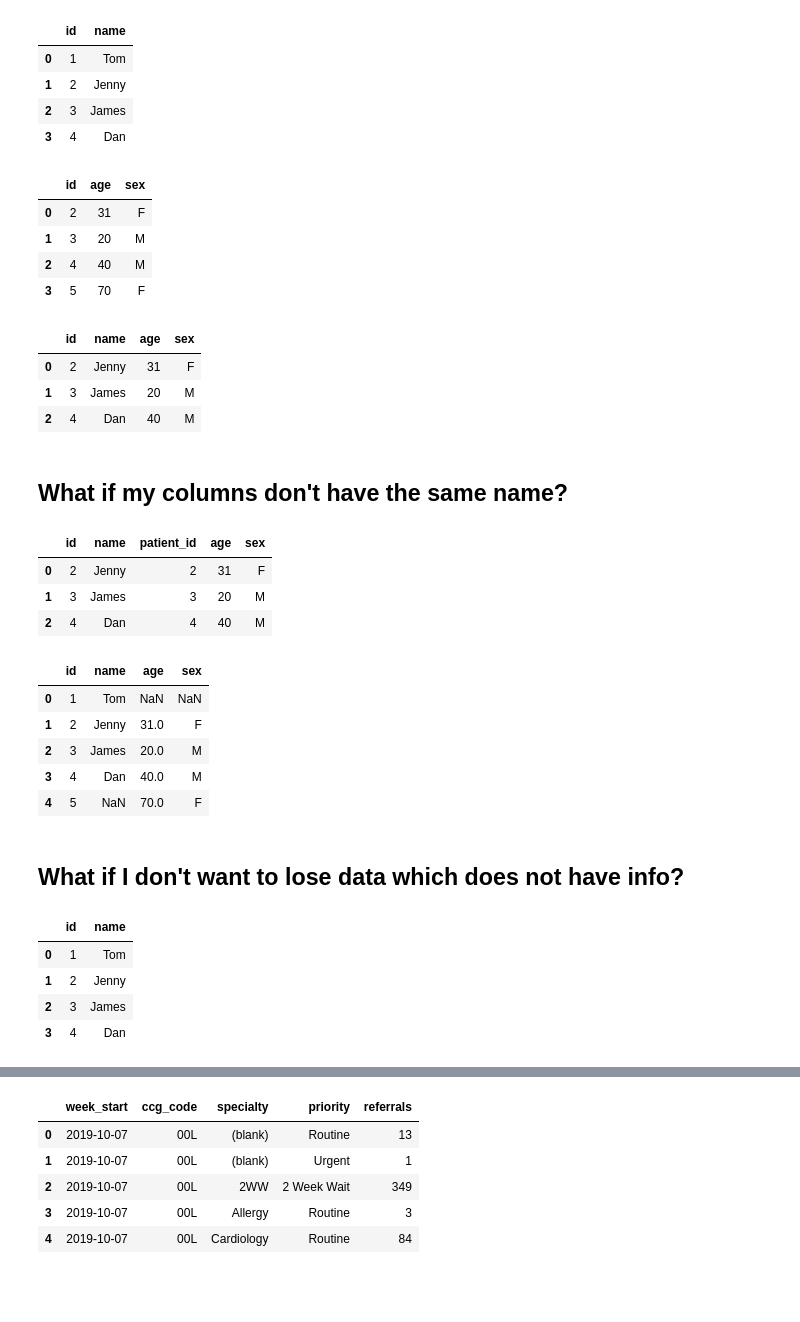
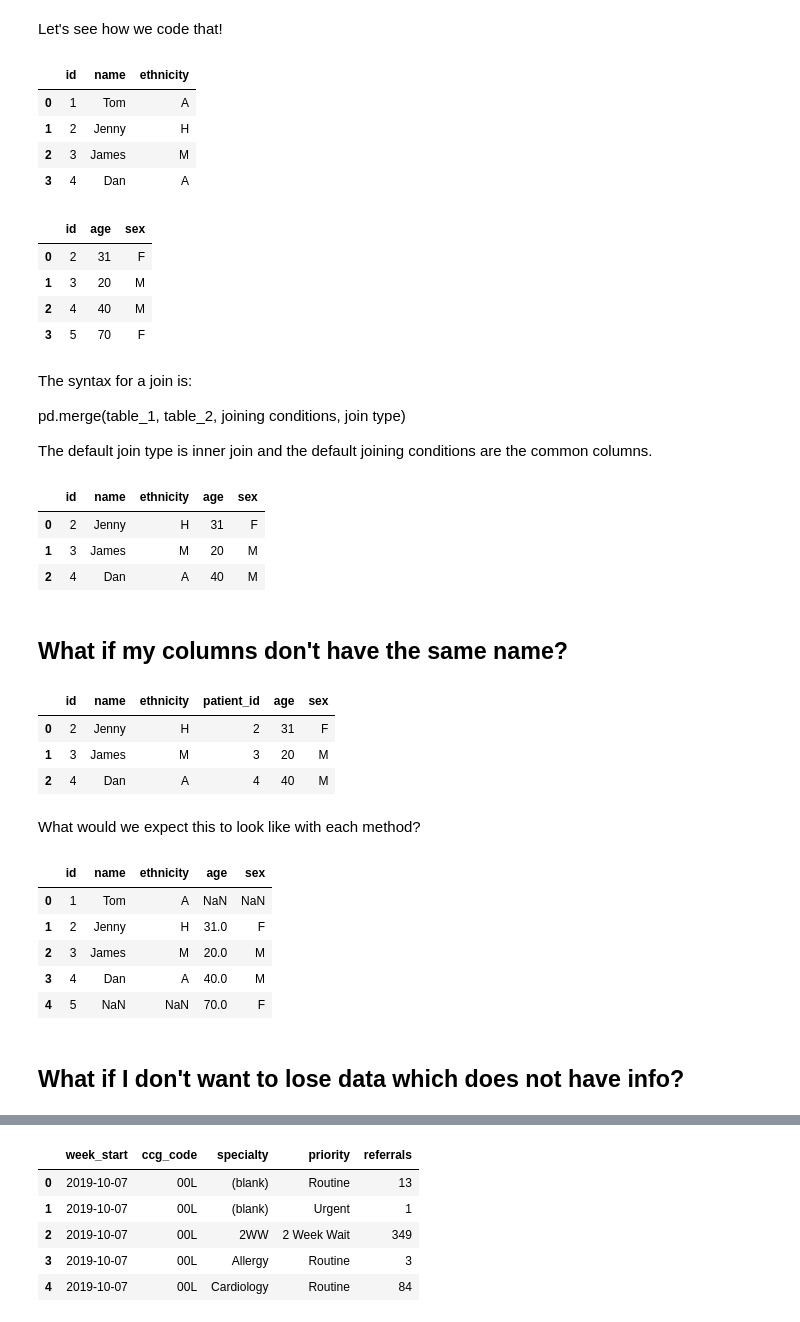
Before and after one commit to carnall-farrar/python_club, a Jupyter notebook: lessons/augmenting_datasets/Augmenting Datasets (Solutions version).ipynb, the cells around one changed output, grey strips where cells are left out. Drawn from its saved outputs; the diff is of its cells as text; code cells hidden in the pictures; blank space fills up the shorter version.

```diff
--- a/lessons/augmenting_datasets/augmenting_datasets.ipynb
+++ b/lessons/augmenting_datasets/Augmenting Datasets (Solutions version).ipynb
@@ -72,16 +72,19 @@ There are several ways in which two tables can be joined. These are most easily
+# %% [markdown]
+Let's see how we code that!
 # %%
 df_patient = pd.DataFrame({
     'id': [1, 2, 3, 4],
     'name': ['Tom', 'Jenny', 'James', 'Dan'],
+    'ethnicity': ['A', 'H' ,'M', 'A'],
 })
 
 df_patient
 # %% [output]
-|  | id | name |
-| 0 | 1 | Tom |
-| 1 | 2 | Jenny |
-| 2 | 3 | James |
-| 3 | 4 | Dan |
+|  | id | name | ethnicity |
+| 0 | 1 | Tom | A |
+| 1 | 2 | Jenny | H |
+| 2 | 3 | James | M |
+| 3 | 4 | Dan | A |
 # %%
 df_info = pd.DataFrame({
     'id': [2, 3, 4, 5],
@@ -96,15 +99,20 @@ df_info
 | 1 | 3 | 20 | M |
 | 2 | 4 | 40 | M |
 | 3 | 5 | 70 | F |
+# %% [markdown]
+The syntax for a join is:
+
+pd.merge(table_1, table_2, joining conditions, join type)
+
+The default join type is inner join and the default joining conditions are the common columns.
 # %%
 df_new = pd.merge(df_patient, df_info, on='id') # Inner join
+df_new
+# %% [output]
+|  | id | name | ethnicity | age | sex |
+| 0 | 2 | Jenny | H | 31 | F |
+| 1 | 3 | James | M | 20 | M |
+| 2 | 4 | Dan | A | 40 | M |
-# %%
-df_new
-# %% [output]
-|  | id | name | age | sex |
-| 0 | 2 | Jenny | 31 | F |
-| 1 | 3 | James | 20 | M |
-| 2 | 4 | Dan | 40 | M |
 # %% [markdown]
 ## What if my columns don't have the same name?
 # %%
@@ -121,35 +129,23 @@ pd.merge(
   right_on='patient_id'
 )
 # %% [output]
-|  | id | name | patient_id | age | sex |
-| 0 | 2 | Jenny | 2 | 31 | F |
-| 1 | 3 | James | 3 | 20 | M |
-| 2 | 4 | Dan | 4 | 40 | M |
+|  | id | name | ethnicity | patient_id | age | sex |
+| 0 | 2 | Jenny | H | 2 | 31 | F |
+| 1 | 3 | James | M | 3 | 20 | M |
+| 2 | 4 | Dan | A | 4 | 40 | M |
+# %% [markdown]
+What would we expect this to look like with each method?
 # %%
-# What would we expect this to look like with each method?
 pd.merge(df_patient, df_info, on='id', how='outer')
 # %% [output]
-|  | id | name | age | sex |
-| 0 | 1 | Tom | NaN | NaN |
-| 1 | 2 | Jenny | 31.0 | F |
-| 2 | 3 | James | 20.0 | M |
-| 3 | 4 | Dan | 40.0 | M |
-| 4 | 5 | NaN | 70.0 | F |
+|  | id | name | ethnicity | age | sex |
+| 0 | 1 | Tom | A | NaN | NaN |
+| 1 | 2 | Jenny | H | 31.0 | F |
+| 2 | 3 | James | M | 20.0 | M |
+| 3 | 4 | Dan | A | 40.0 | M |
+| 4 | 5 | NaN | NaN | 70.0 | F |
 # %% [markdown]
 ## What if I don't want to lose data which does not have info?
-# %%
-df_patient = pd.DataFrame({
-    'id': [1,2,3,4],
-    'name': ['Tom', 'Jenny', 'James', 'Dan'],
-})
-
-df_patient
-# %% [output]
-|  | id | name |
-| 0 | 1 | Tom |
-| 1 | 2 | Jenny |
-| 2 | 3 | James |
-| 3 | 4 | Dan |
 # %%
 df_stay = pd.DataFrame({
     'id': [2, 2, 4, 4],
```
Also changed, not shown: parts of 42 cells of this notebook, 3 other files.
